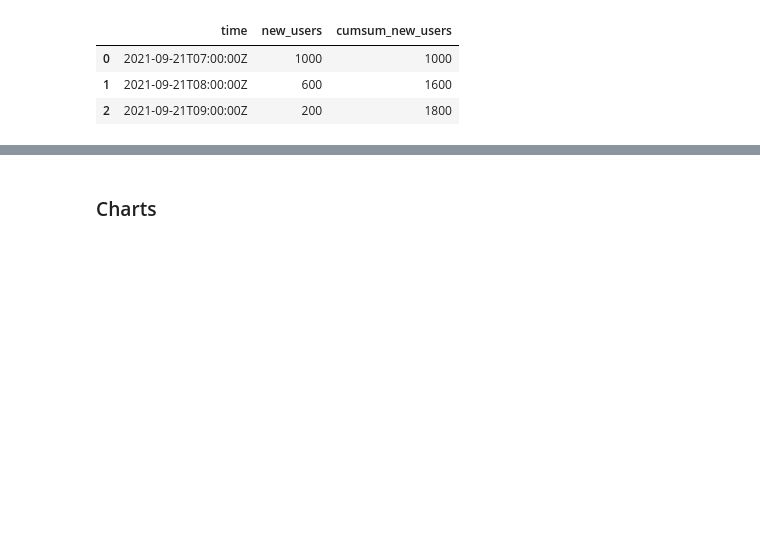
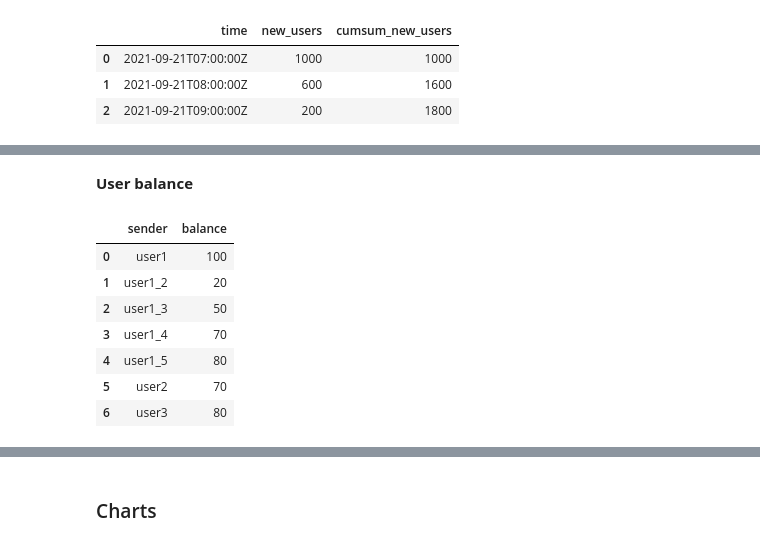
Before and after one commit to IncioMan/mars_lockdrop, a Jupyter notebook: notebook/Mars Lockdrop.ipynb, the cells around one changed output, grey strips where cells are left out. Drawn from its saved outputs; the diff is of its cells as text; code cells hidden in the pictures; blank space fills up the shorter version.

```diff
--- a/notebook/Mars Lockdrop.ipynb
+++ b/notebook/Mars Lockdrop.ipynb
@@ -177,0 +202,15 @@ hourly_new_users_df
+# %% [markdown]
+**User balance**
+# %%
+users_balance_df = claim(users_balance,cols_claim,data_claim)
+users_balance_df.columns = [c.lower() for c in users_balance_df.columns]
+users_balance_df
+# %% [output]
+|  | sender | balance |
+| 0 | user1 | 100 |
+| 1 | user1_2 | 20 |
+| 2 | user1_3 | 50 |
+| 3 | user1_4 | 70 |
+| 4 | user1_5 | 80 |
+| 5 | user2 | 70 |
+| 6 | user3 | 80 |
```
Also changed, not shown: parts of 14 cells of this notebook, 3 other files.
